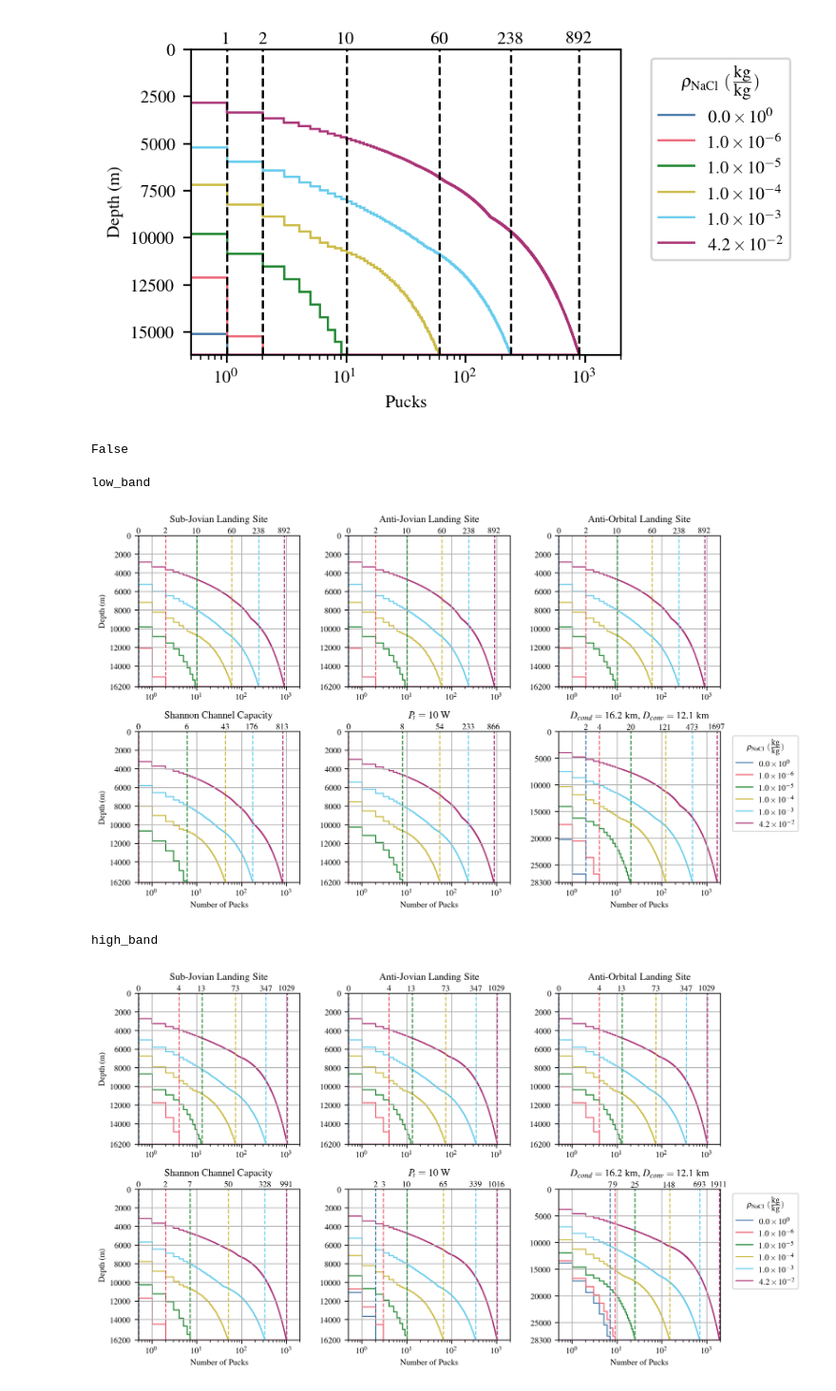
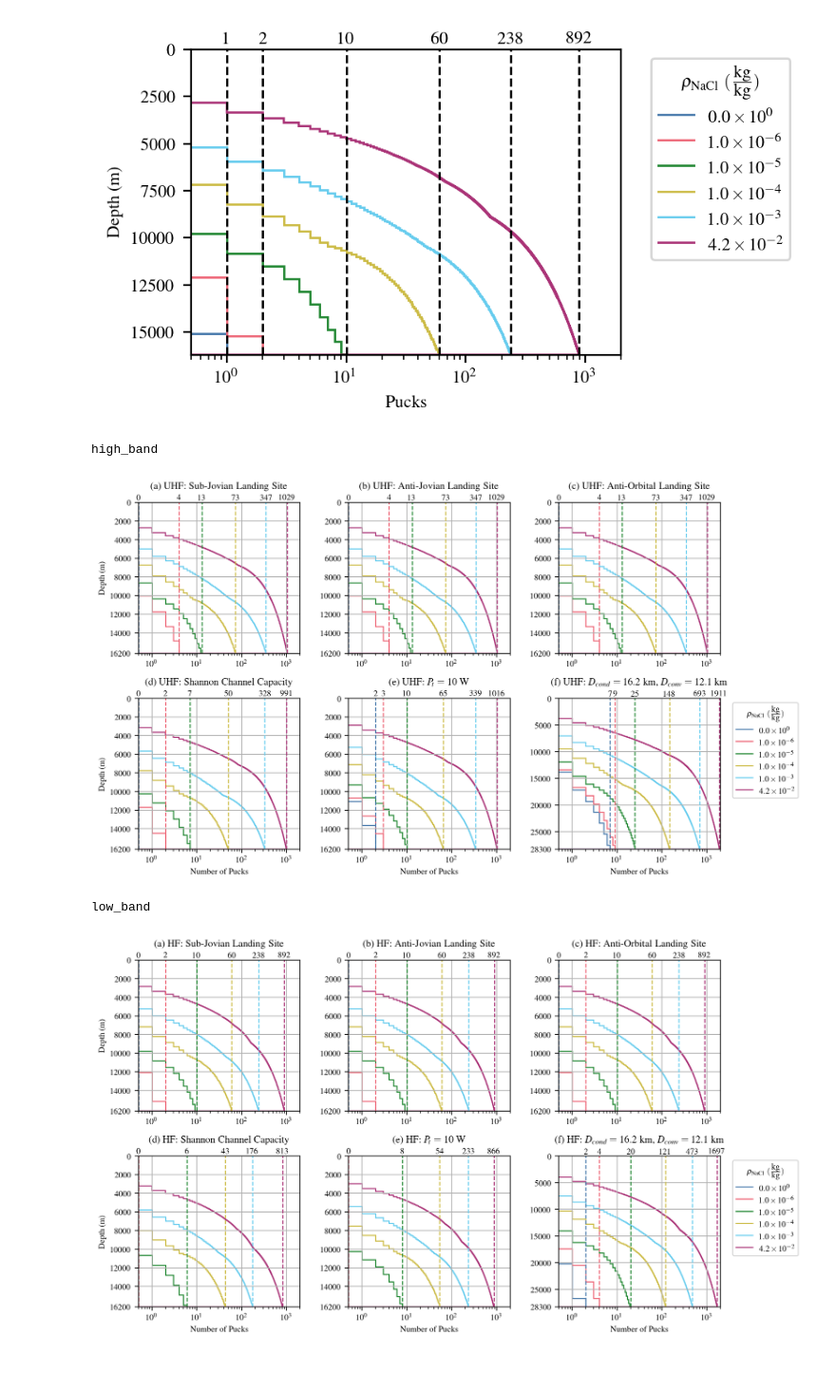
Before and after one commit to JSahliCU/Europan-Cryosphere-Puck-Estimator, a Jupyter notebook: plot_puck_deployment.ipynb, the cells around one changed output. Shown at 95% size. Drawn from its saved outputs; the diff is of its cells as text; code cells hidden in the pictures.

Commit message:
plot puck deployment: added monolithic plot of UHF and HF contributions

```diff
--- a/plot_puck_deployment.ipynb
+++ b/plot_puck_deployment.ipynb
@@ -118,3 +429,13 @@ hb_sj_rho_salt4p2e2_df = pd.read_csv(folder + 'puck_placements_high_band_sub jov
+# %%
+landing_site = 'sub jovian point'
+landing_site = 'sub jovian point'
+comm_bw = 10e3
+scl_string = 'sc'
+tx_pwr = 1
+eta_vac = 0.1
+
+file_suffix = file_suffix_constructor(landing_site, comm_bw, scl_string, tx_pwr, eta_vac, rho_salt)
+pd.read_csv(folder + f'puck_placements_{band}_' + file_suffix + '.csv')
 # %%
 # Data from the dataset
 max_depth = 16200  # Maximum value for the vertical line
@@ -388,13 +704,12 @@ plt.legend(title=r'$\rho_{\rm{NaCl}}$ $(\frac{\textrm{kg}}{\textrm{kg}})$', bbox
 plt.show()
 # %% [output]
 [figure]
-# %%
-df = pd.read_csv(folder + 'puck_placements_high_band_sub jovian point10000p0sc_txpwr1_porosity0p1_saltfraction0p0e+00.csv')
-any(df.index[:-2])
-# %% [output]
-False
 # %%
-for band in ['low_band', 'high_band']:
+import string
+
+letters = list(string.ascii_lowercase)
+l = 0
+for band_str, band in zip([ 'UHF', 'HF'], [ 'high_band', 'low_band']):
     print(band)
     fig = plt.figure(figsize=(10, 6))
     num_y_plots = 2
@@ -443,6 +758,7 @@ for band in ['low_band', 'high_band']:
         return f"{landing_site}{comm_bw}{scl_string}_txpwr{tx_pwr}_porosity{eta_vac}_saltfraction{rho_salt:.1e}".replace('.', 'p')
 
     i = 0
+    salt_concentrations =  [0, 1e-6, 1e-5, 1e-4, 1e-3, 4.2e-2]
     for rho_salt in [0, 1e-6, 1e-5, 1e-4, 1e-3, 4.2e-2]:
         for location, title, landing_site, in [
             ((0, 0), 'Sub-Jovian Landing Site', 'sub jovian point'),
@@ -450,7 +766,8 @@ for band in ['low_band', 'high_band']:
             ((0, 2), 'Anti-Orbital Landing Site', 'anti orbital point')]:
             file_suffix = file_suffix_constructor(landing_site, comm_bw, scl_string, tx_pwr, eta_vac, rho_salt)
             df = pd.read_csv(folder + f'puck_placements_{band}_' + file_suffix + '.csv')
-            ax[location].set_title(title, y=sub_title_offset)
+            ax[location].set_title(f'({letters[l]}) {band_str}: {title}', y=sub_title_offset)
+            l+=1
             if any(df.index[:-2]):
                 ax[location].stairs(df.index[:-1], df['Placement Depth (m)'], orientation='horizontal', color=color_cycler[i])
                 ax[location].axvline(x=df.index[-2], linestyle='--', color=color_cycler[i])
@@ -468,7 +785,9 @@ for band in ['low_band', 'high_band']:
         location = (1, 0)
         file_suffix = file_suffix_constructor(landing_site, comm_bw, scl_string, tx_pwr, eta_vac, rho_salt)
         df = pd.read_csv(folder + f'puck_placements_{band}_' + file_suffix + '.csv')
-        ax[location].set_title('Shannon Channel Capacity', y=sub_title_offset)
+        title = 'Shannon Channel Capacity'
+        ax[location].set_title(f'({letters[l]}) {band_str}: {title}', y=sub_title_offset)
+        l+=1
         if any(df.index[:-2]):
             ax[location].stairs(df.index[:-1], df['Placement Depth (m)'], orientation='horizontal', color=color_cycler[i])
             ax[location].axvline(x=df.index[-2], linestyle='--', color=color_cycler[i])
@@ -486,7 +805,9 @@ for band in ['low_band', 'high_band']:
         location = (1, 1)
         file_suffix = file_suffix_constructor(landing_site, comm_bw, scl_string, tx_pwr, eta_vac, rho_salt)
         df = pd.read_csv(folder + f'puck_placements_{band}_' + file_suffix + '.csv')
-        ax[location].set_title(r'$P_t = 10$ W', y=sub_title_offset)
+        title = r'$P_t = 10$ W'
+        ax[location].set_title(f'({letters[l]}) {band_str}: {title}', y=sub_title_offset)
+        l+=1
         if any(df.index[:-2]):
             ax[location].stairs(df.index[:-1], df['Placement Depth (m)'], orientation='horizontal', color=color_cycler[i])
             ax[location].axvline(x=df.index[-2], linestyle='--', color=color_cycler[i])
@@ -504,42 +825,43 @@ for band in ['low_band', 'high_band']:
         location = (1, 2)
         file_suffix = f"{landing_site}{comm_bw}{scl_string}_{max_D_conv}_{max_D_conv}_txpwr{tx_pwr}_porosity{eta_vac}_saltfraction{rho_salt:.1e}".replace('.', 'p')
         df = pd.read_csv(folder + f'puck_placements_{band}_' + file_suffix + '.csv')
-        ax[location].set_title(r'$D_{cond}=16.2\textrm{ km}$, $D_{conv}=12.1\textrm{ km}$', y=sub_title_offset)
+        title = r'$D_{cond}=16.2\textrm{ km}$, $D_{conv}=12.1\textrm{ km}$'
+        ax[location].set_title(f'({letters[l]}) {band_str}: {title}', y=sub_title_offset)
+        l+=1
         if any(df.index[:-2]):
             ax[location].stairs(df.index[:-1], df['Placement Depth (m)'], orientation='horizontal', color=color_cycler[i])
             ax[location].axvline(x=df.index[-2], linestyle='--', color=color_cycler[i])
             ax[location].text(df.index[-2], text_offset, f'{df.index[-2]}', color='black',
                     va='bottom', ha='center', fontsize=8)
         else:
             ax[location].axvline(x=xlim[0], linestyle='--', color=color_cycler[i])
             ax[location].text(xlim[0], text_offset, f'{0}', color='black',
                     va='bottom', ha='center', fontsize=8)
         ax[location].set_yticks(yticks_to_set_on_max)
         ax[location].set_ylim(yticks_to_set_on_max[-1], yticks_to_set_on_max[0])
-
+        l-=len(salt_concentrations)
         i+=1
-
     ax[0, 0].set_ylabel('Depth (m)')
     ax[1, 0].set_ylabel('Depth (m)')
     ax[1, 0].set_xlabel('Number of Pucks')
     ax[1, 1].set_xlabel('Number of Pucks')
     ax[1, 2].set_xlabel('Number of Pucks')
 
     # Create a combined legend with color and linestyle legends
     plt.legend(color_legend, color_labels, title=r'$\rho_{\rm{NaCl}}$ $(\frac{\textrm{kg}}{\textrm{kg}})$', bbox_to_anchor=(1.05, 1), loc='upper left')
 
 
     for i in np.arange(number_of_plots):
         axs[i].grid(True)
         axs[i].set_xscale('log')
         axs[i].set_xlim(xlim)
         # if i != 0 and i != num_x_plots:
         #     axs[i].set_yticklabels([])
         # if i==num_x_plots-1 or i==number_of_plots-1:
         #     axs[i].axis('off')
     plt.show()
 # %% [output]
-low_band
+high_band
-[figure, old version]
+[figure, new version]
-high_band
+low_band
-[figure, old version]
+[figure, new version]
```
Also changed, not shown: parts of 9 cells of this notebook.
